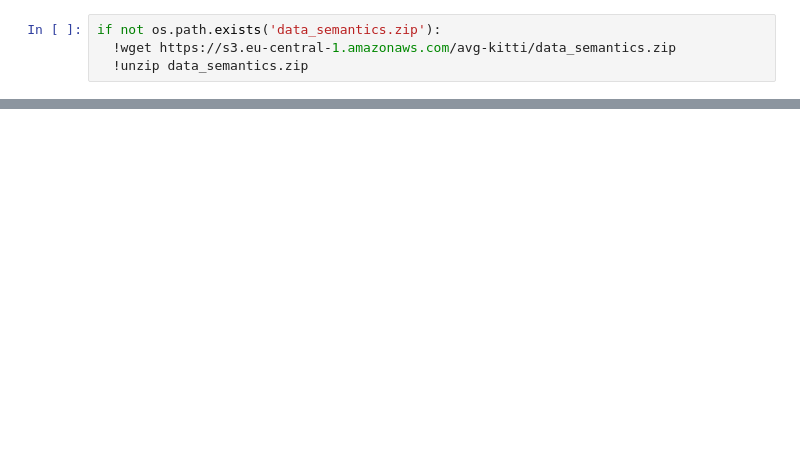
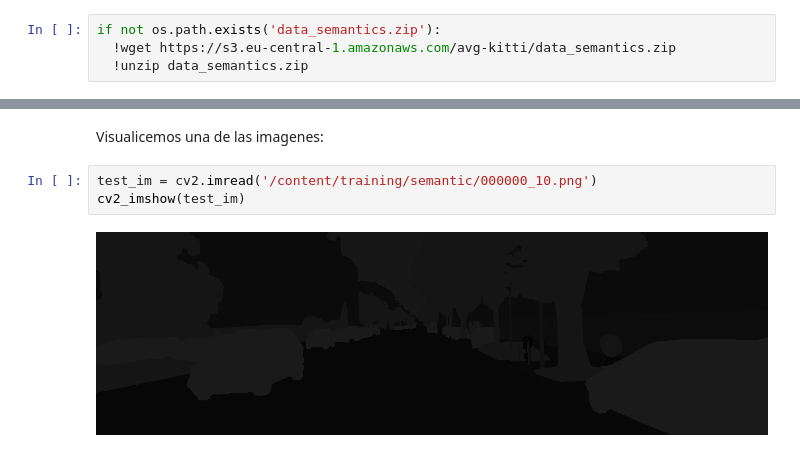
Before and after one commit to Diego-II/Procesamiento-Avanzado-de-Imagenes, a Jupyter notebook: Tarea6/Tarea6_Segmentacion_Semantica.ipynb, the cells around one changed output, grey strips where cells are left out. Saved outputs shown, nothing was run; the diff lists cells and outputs as text; blank space fills up the shorter version.

```diff
--- a/Tarea6/Tarea6_Segmentacion_Semantica.ipynb
+++ b/Tarea6/Tarea6_Segmentacion_Semantica.ipynb
@@ -23,0 +83,7 @@ from kitti_inverse_map_1channel import kitti_inverse_map_1channel
+# %% [markdown]
+Visualicemos una de las imagenes:
+# %%
+test_im = cv2.imread('/content/training/semantic/000000_10.png')
+cv2_imshow(test_im)
+# %% [output]
+[figure, added]
```
Also changed, not shown: parts of 36 cells of this notebook.
